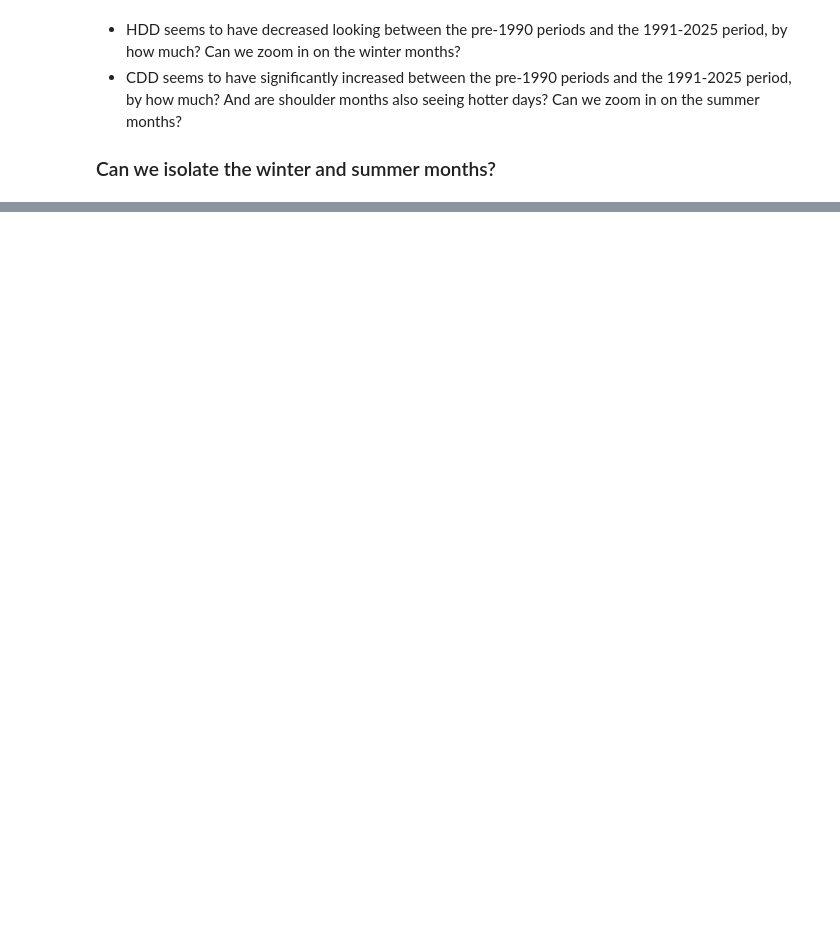
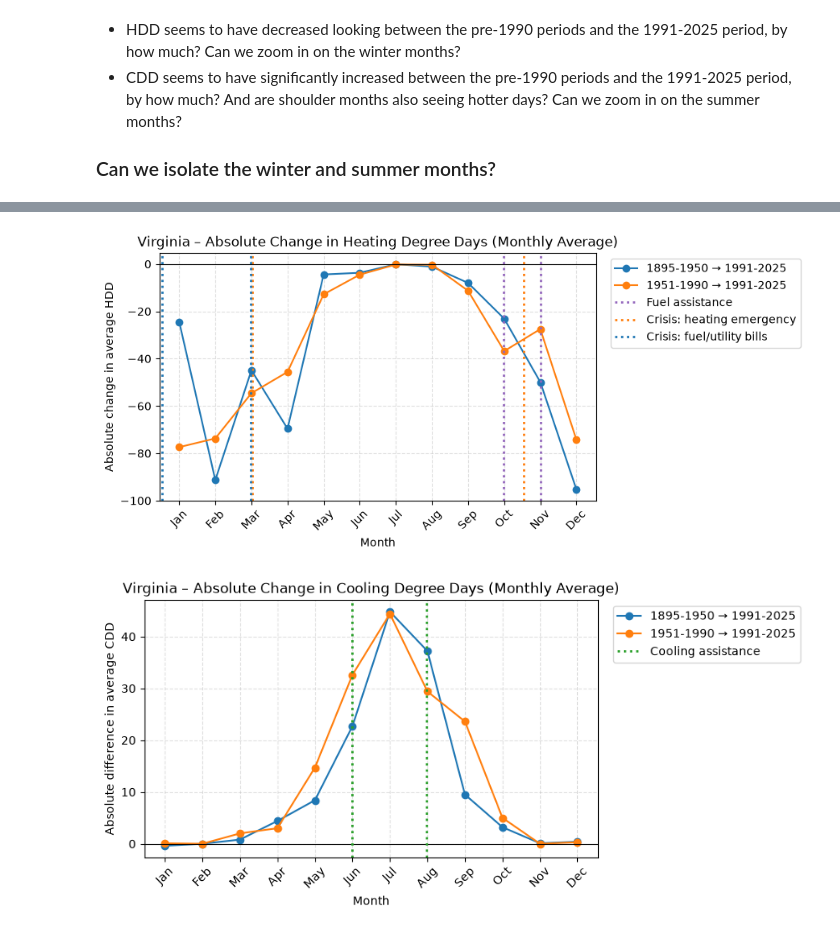
Before and after one commit to om-shhh/vcc-energy-assistance, a Jupyter notebook: analysis/analysis.ipynb, the cells around one changed output, grey strips where cells are left out. Cells and saved outputs as stored; diff of their text form; code cells hidden in the pictures; blank space fills up the shorter version.

```diff
--- a/analysis/analysis.ipynb
+++ b/analysis/analysis.ipynb
@@ -280,0 +307,37 @@ plt.show()
+# %%
+# HDD absolute change
+hdd_sel = hdd_abs.loc[all_months]
+
+x = range(len(all_months))
+plt.figure(figsize=(7, 4))
+for comparison in ["1895-1950 → 1991-2025", "1951-1990 → 1991-2025"]:
+    plt.plot(x, hdd_sel[comparison], marker="o", label=comparison)
+plt.axhline(0, color="black", linewidth=0.8)
+add_windows(hdd_windows, all_months)
+plt.xticks(x, [name[:3].title() for name in hdd_sel.index], rotation=45)
+plt.xlabel("Month")
+plt.ylabel("Absolute change in average HDD")
+plt.title("Virginia – Absolute Change in Heating Degree Days (Monthly Average)")
+plt.legend(loc="upper left", bbox_to_anchor=(1.02, 1))
+plt.grid(True, linestyle="--", alpha=0.4)
+plt.show()
+
+# CDD absolute change
+cdd_sel = cdd_abs.loc[all_months]      # keep only these months, in this order
+
+x = range(len(all_months))
+plt.figure(figsize=(7, 4))
+for comparison in ["1895-1950 → 1991-2025", "1951-1990 → 1991-2025"]:
+    plt.plot(x, cdd_sel[comparison], marker="o", label=comparison)
+plt.axhline(0, color="black", linewidth=0.8)
+add_windows(cdd_windows, all_months)
+plt.xticks(x, [name[:3].title() for name in cdd_sel.index], rotation=45)
+plt.xlabel("Month")
+plt.ylabel("Absolute difference in average CDD")
+plt.title("Virginia – Absolute Change in Cooling Degree Days (Monthly Average)")
+plt.legend(loc="upper left", bbox_to_anchor=(1.02, 1))
+plt.grid(True, linestyle="--", alpha=0.4)
+plt.show()
+# %% [output]
+[figure, added]
+[figure, added]
```
Also changed, not shown: parts of 10 cells of this notebook.
